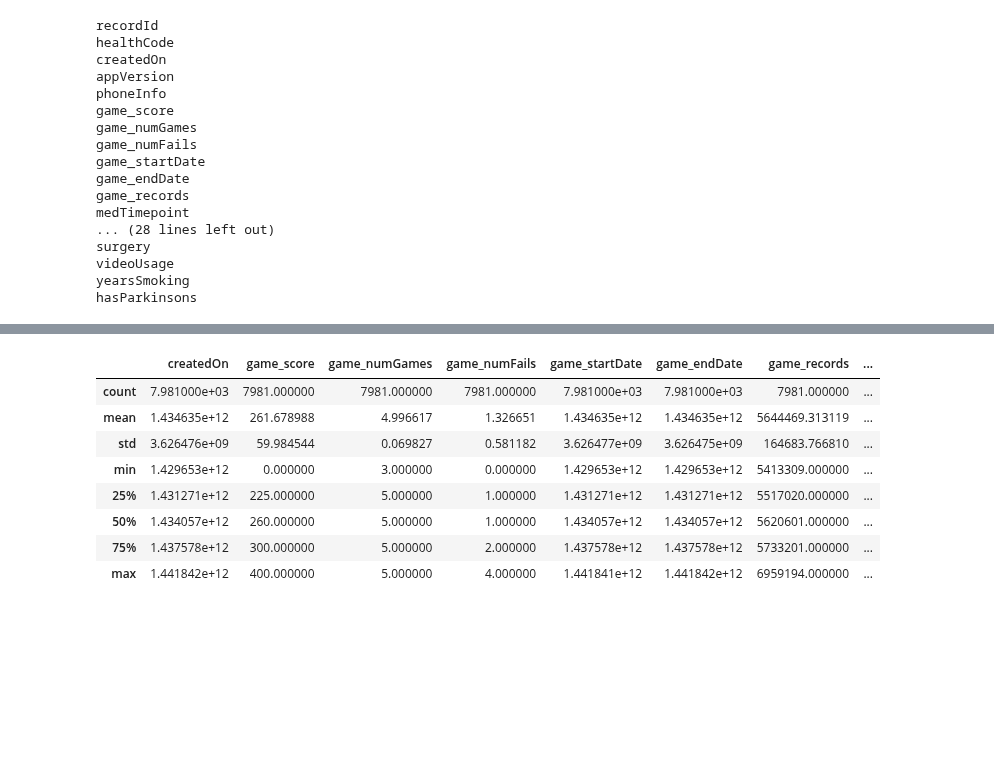
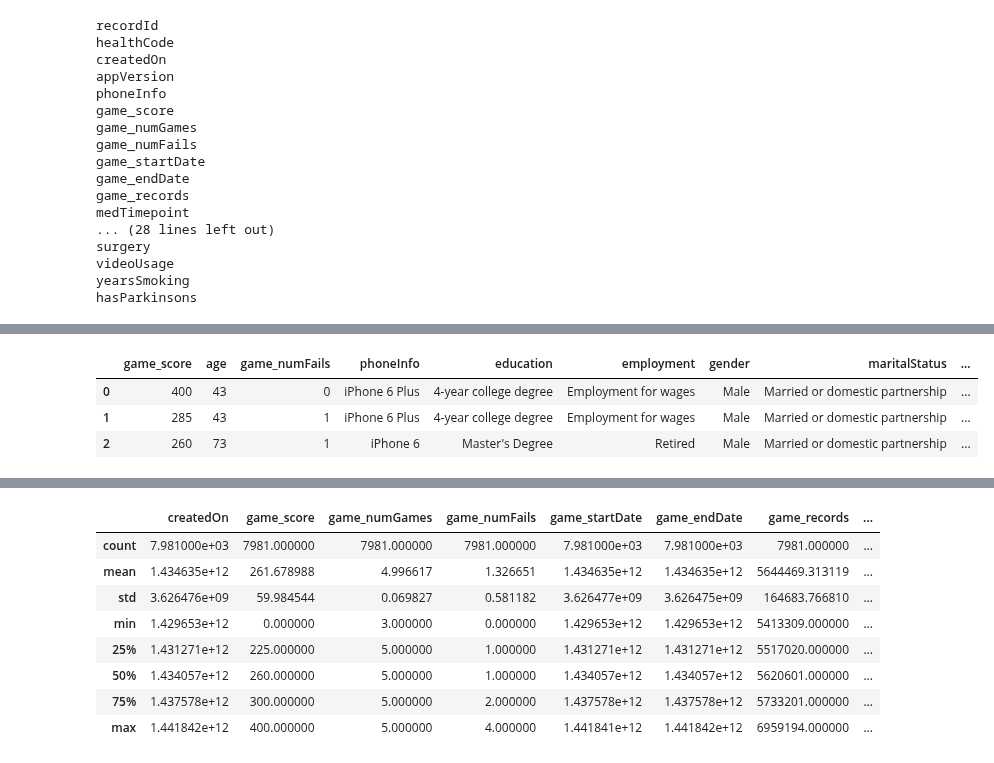
Before and after one commit to mattoby/mpower_memory, a Jupyter notebook: Memory_Data_Overview_01212016.ipynb, the cells around one changed output, grey strips where cells are left out. Saved outputs shown, nothing was run; the diff lists cells and outputs as text; code cells hidden in the pictures; blank space fills up the shorter version.

```diff
--- a/Memory_Data_Overview_01212016.ipynb
+++ b/Memory_Data_Overview_01212016.ipynb
@@ -60,0 +82,7 @@ hasParkinsons
+# %%
+data[features].head(3)
+# %% [output]
+|  | game_score | age | game_numFails | phoneInfo | education | employment | gender | maritalStatus | ... |
+| 0 | 400 | 43 | 0 | iPhone 6 Plus | 4-year college degree | Employment for wages | Male | Married or domestic partnership | ... |
+| 1 | 285 | 43 | 1 | iPhone 6 Plus | 4-year college degree | Employment for wages | Male | Married or domestic partnership | ... |
+| 2 | 260 | 73 | 1 | iPhone 6 | Master's Degree | Retired | Male | Married or domestic partnership | ... |
```
Also changed, not shown: parts of 2 cells of this notebook, 2 other files.
